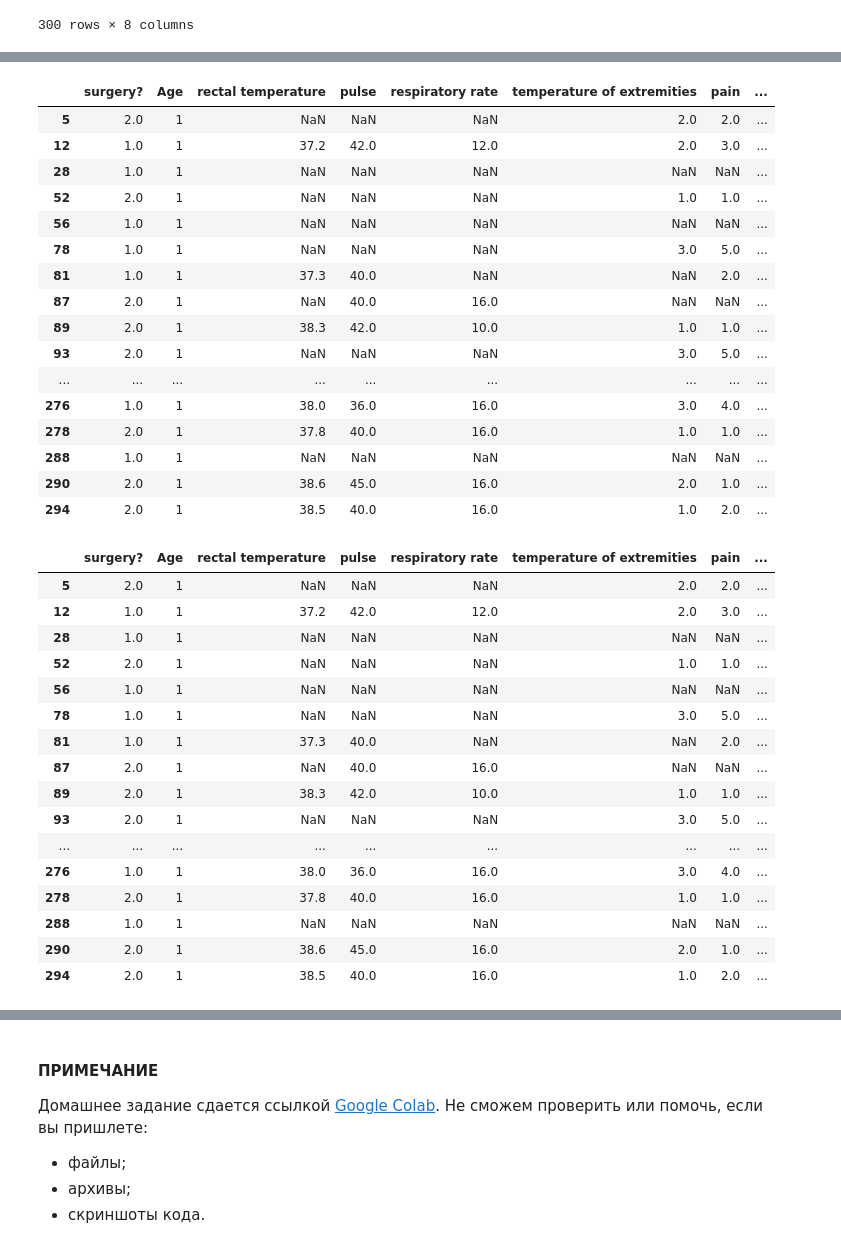
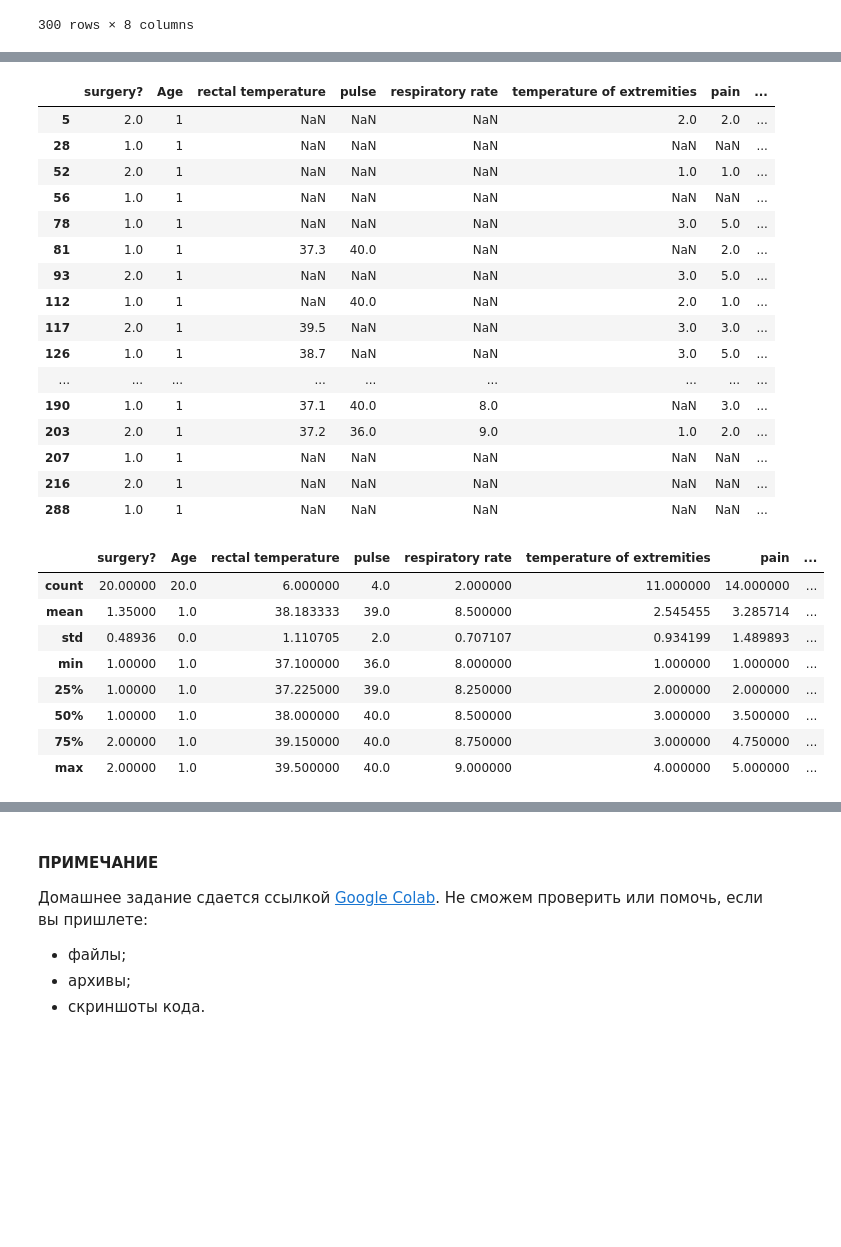
Before and after one commit to stefkong1982/-, a Jupyter notebook: Статистика в Python/Лекция Базовые понятия статистики/ДЗ_Кондратьев_STPY-48_к лекции Базовые понятия статистики.ipynb, the cells around one changed output, grey strips where cells are left out. Cells and saved outputs as stored; diff of their text form; code cells hidden in the pictures; blank space fills up the shorter version.

```diff
--- a/Статистика в Python/Лекция Базовые понятия статистики/ДЗ_Кондратьев_STPY-48_к лекции Базовые понятия статистики.ipynb
+++ b/Статистика в Python/Лекция Базовые понятия статистики/ДЗ_Кондратьев_STPY-48_к лекции Базовые понятия статистики.ipynb
@@ -136,2 +102,5 @@ rectal temperature
-# %%
-data = data.drop(data[(data['pulse'] < 28) | (data['pulse'] > 45)].index)
+# %%
+data = data.drop(data[(data['pulse'] < 30) | (data['pulse'] > 40)].index)
+data = data.drop(data[(data['respiratory rate'] < 8) | (data['respiratory rate'] > 10)].index)
+data = data.drop(data[(data['Age'] < 1) | (data['Age'] > 2)].index)
+data
@@ -138,41 +137,34 @@ data = data.drop(data[(data['pulse'] < 28) | (data['pulse'] > 45)].index)
+# %%
+# предположим, мы хотим оставить только те строки, в которых как минимум 11/12 значений заполнено
+data.dropna(thresh=1)
+data
+# %% [output]
+|  | surgery? | Age | rectal temperature | pulse | respiratory rate | temperature of extremities | pain | ... |
+| 5 | 2.0 | 1 | NaN | NaN | NaN | 2.0 | 2.0 | ... |
+| 28 | 1.0 | 1 | NaN | NaN | NaN | NaN | NaN | ... |
+| 52 | 2.0 | 1 | NaN | NaN | NaN | 1.0 | 1.0 | ... |
+| 56 | 1.0 | 1 | NaN | NaN | NaN | NaN | NaN | ... |
+| 78 | 1.0 | 1 | NaN | NaN | NaN | 3.0 | 5.0 | ... |
+| 81 | 1.0 | 1 | 37.3 | 40.0 | NaN | NaN | 2.0 | ... |
+| 93 | 2.0 | 1 | NaN | NaN | NaN | 3.0 | 5.0 | ... |
+| 112 | 1.0 | 1 | NaN | 40.0 | NaN | 2.0 | 1.0 | ... |
+| 117 | 2.0 | 1 | 39.5 | NaN | NaN | 3.0 | 3.0 | ... |
+| 126 | 1.0 | 1 | 38.7 | NaN | NaN | 3.0 | 5.0 | ... |
+| ... | ... | ... | ... | ... | ... | ... | ... | ... |
+| 190 | 1.0 | 1 | 37.1 | 40.0 | 8.0 | NaN | 3.0 | ... |
+| 203 | 2.0 | 1 | 37.2 | 36.0 | 9.0 | 1.0 | 2.0 | ... |
+| 207 | 1.0 | 1 | NaN | NaN | NaN | NaN | NaN | ... |
+| 216 | 2.0 | 1 | NaN | NaN | NaN | NaN | NaN | ... |
+| 288 | 1.0 | 1 | NaN | NaN | NaN | NaN | NaN | ... |
 # %%
-data
+data.describe()
 # %% [output]
 |  | surgery? | Age | rectal temperature | pulse | respiratory rate | temperature of extremities | pain | ... |
-| 5 | 2.0 | 1 | NaN | NaN | NaN | 2.0 | 2.0 | ... |
-| 12 | 1.0 | 1 | 37.2 | 42.0 | 12.0 | 2.0 | 3.0 | ... |
-| 28 | 1.0 | 1 | NaN | NaN | NaN | NaN | NaN | ... |
-| 52 | 2.0 | 1 | NaN | NaN | NaN | 1.0 | 1.0 | ... |
-| 56 | 1.0 | 1 | NaN | NaN | NaN | NaN | NaN | ... |
-| 78 | 1.0 | 1 | NaN | NaN | NaN | 3.0 | 5.0 | ... |
-| 81 | 1.0 | 1 | 37.3 | 40.0 | NaN | NaN | 2.0 | ... |
-| 87 | 2.0 | 1 | NaN | 40.0 | 16.0 | NaN | NaN | ... |
-| 89 | 2.0 | 1 | 38.3 | 42.0 | 10.0 | 1.0 | 1.0 | ... |
-| 93 | 2.0 | 1 | NaN | NaN | NaN | 3.0 | 5.0 | ... |
-| ... | ... | ... | ... | ... | ... | ... | ... | ... |
-| 276 | 1.0 | 1 | 38.0 | 36.0 | 16.0 | 3.0 | 4.0 | ... |
-| 278 | 2.0 | 1 | 37.8 | 40.0 | 16.0 | 1.0 | 1.0 | ... |
-| 288 | 1.0 | 1 | NaN | NaN | NaN | NaN | NaN | ... |
-| 290 | 2.0 | 1 | 38.6 | 45.0 | 16.0 | 2.0 | 1.0 | ... |
-| 294 | 2.0 | 1 | 38.5 | 40.0 | 16.0 | 1.0 | 2.0 | ... |
+| count | 20.00000 | 20.0 | 6.000000 | 4.0 | 2.000000 | 11.000000 | 14.000000 | ... |
+| mean | 1.35000 | 1.0 | 38.183333 | 39.0 | 8.500000 | 2.545455 | 3.285714 | ... |
+| std | 0.48936 | 0.0 | 1.110705 | 2.0 | 0.707107 | 0.934199 | 1.489893 | ... |
+| min | 1.00000 | 1.0 | 37.100000 | 36.0 | 8.000000 | 1.000000 | 1.000000 | ... |
+| 25% | 1.00000 | 1.0 | 37.225000 | 39.0 | 8.250000 | 2.000000 | 2.000000 | ... |
+| 50% | 1.00000 | 1.0 | 38.000000 | 40.0 | 8.500000 | 3.000000 | 3.500000 | ... |
+| 75% | 2.00000 | 1.0 | 39.150000 | 40.0 | 8.750000 | 3.000000 | 4.750000 | ... |
+| max | 2.00000 | 1.0 | 39.500000 | 40.0 | 9.000000 | 4.000000 | 5.000000 | ... |
-# %%
-data = data.drop(data[(data['respiratory rate'] < 8) | (data['respiratory rate'] > 16)].index)
-data
-# %% [output]
-|  | surgery? | Age | rectal temperature | pulse | respiratory rate | temperature of extremities | pain | ... |
-| 5 | 2.0 | 1 | NaN | NaN | NaN | 2.0 | 2.0 | ... |
-| 12 | 1.0 | 1 | 37.2 | 42.0 | 12.0 | 2.0 | 3.0 | ... |
-| 28 | 1.0 | 1 | NaN | NaN | NaN | NaN | NaN | ... |
-| 52 | 2.0 | 1 | NaN | NaN | NaN | 1.0 | 1.0 | ... |
-| 56 | 1.0 | 1 | NaN | NaN | NaN | NaN | NaN | ... |
-| 78 | 1.0 | 1 | NaN | NaN | NaN | 3.0 | 5.0 | ... |
-| 81 | 1.0 | 1 | 37.3 | 40.0 | NaN | NaN | 2.0 | ... |
-| 87 | 2.0 | 1 | NaN | 40.0 | 16.0 | NaN | NaN | ... |
-| 89 | 2.0 | 1 | 38.3 | 42.0 | 10.0 | 1.0 | 1.0 | ... |
-| 93 | 2.0 | 1 | NaN | NaN | NaN | 3.0 | 5.0 | ... |
-| ... | ... | ... | ... | ... | ... | ... | ... | ... |
-| 276 | 1.0 | 1 | 38.0 | 36.0 | 16.0 | 3.0 | 4.0 | ... |
-| 278 | 2.0 | 1 | 37.8 | 40.0 | 16.0 | 1.0 | 1.0 | ... |
-| 288 | 1.0 | 1 | NaN | NaN | NaN | NaN | NaN | ... |
-| 290 | 2.0 | 1 | 38.6 | 45.0 | 16.0 | 2.0 | 1.0 | ... |
-| 294 | 2.0 | 1 | 38.5 | 40.0 | 16.0 | 1.0 | 2.0 | ... |
```
Also changed, not shown: parts of 8 cells of this notebook.
